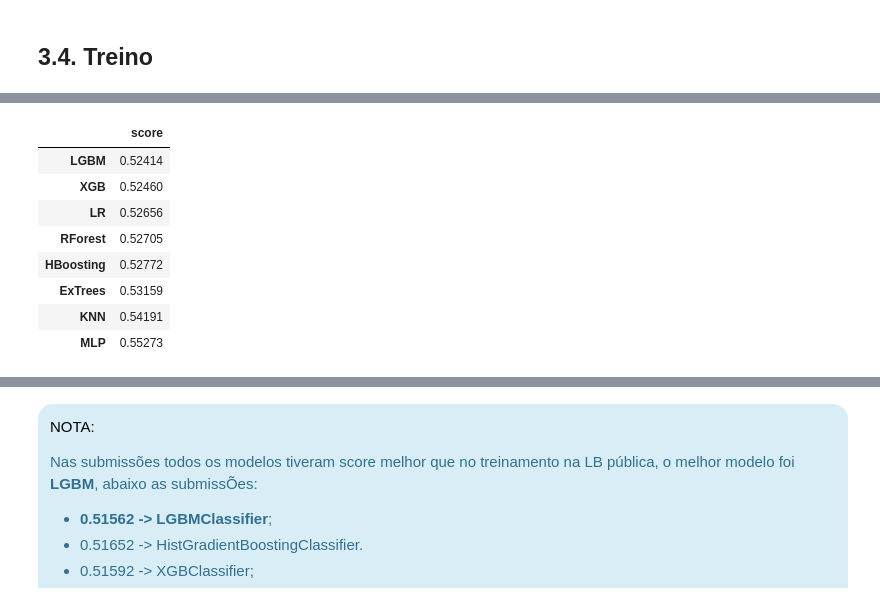
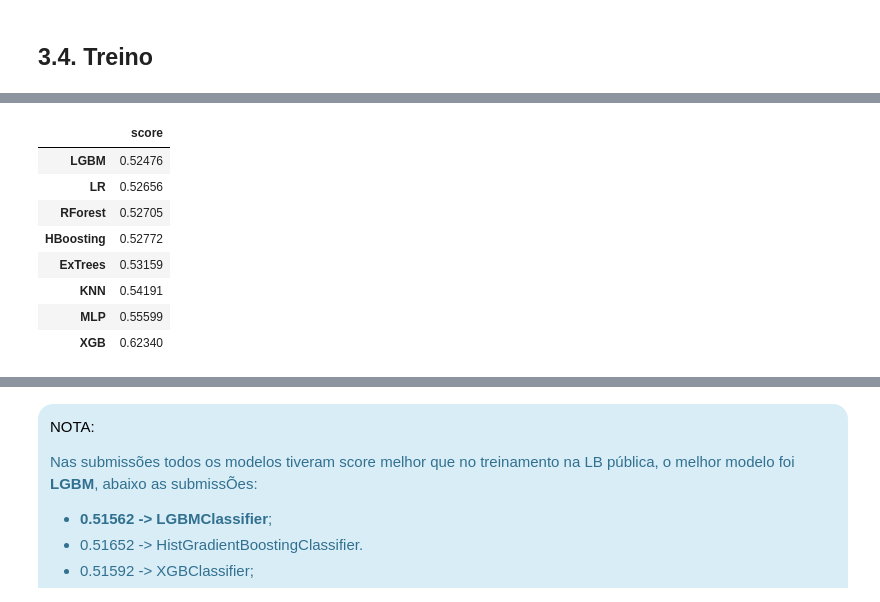
Before and after one commit to rogeriodelfim/Competicoes, a Jupyter notebook: Kaggle/Tabular Playground Series/2022/10 - Novembro/01. EDA.ipynb, the cells around one changed output, grey strips where cells are left out. Drawn from its saved outputs; the diff is of its cells as text; code cells hidden in the pictures.

```diff
--- a/Kaggle/Tabular Playground Series/2022/10 - Novembro/01. EDA.ipynb
+++ b/Kaggle/Tabular Playground Series/2022/10 - Novembro/01. EDA.ipynb
@@ -1342,25 +1366,6 @@ pipeline_rf   = Pipeline(steps=[variancethreshold, selectpercentile, ('model', m
 pipeline_hbc  = Pipeline(steps=[variancethreshold, selectpercentile, ('model', model_hbc)])
 # %% [markdown]
 ## 3.3. Funções da modelagem
-# %%
-def plot_oof_histogram(name, oof):
-
-    _, (ax1, ax2) = plt.subplots(1, 2, figsize=(20, 4))
-    ax1.hist(oof, range=(0, 1), bins=100, density=True, color='#ffd700')
-    ax1.set_title(f"{name} ")
-    ax1.set_facecolor('#0057b8') # blue
-
-    CalibrationDisplay.from_predictions(y, oof,
-                                        n_bins=20,
-                                        strategy='quantile',
-                                        ax=ax2,
-                                        color='#ffd700')
-
-    ax2.set_title('Probability calibration')
-    ax2.set_facecolor('#0057b8') # blue
-    ax2.legend('', frameon=False)
-
-    plt.show()
 # %%
 def delete_files(namefile):
 
@@ -1399,7 +1404,7 @@ def save_data_model(model_, model_name_, path_, y_pred_train_prob_, y_pred_test_
 
         if gera_submission_:
             df_submission[target_] = y_pred_test_submission_
-            df_submission.to_csv(path + 'Data/submission/' + model_name_+ '.csv', index=False)
+            df_submission.to_csv(path_ + 'Data/submission/' + model_name_+ '.csv', index=False)
 # %%
 def f1_eval(y_pred, dtrain):
     # https://stackoverflow.com/questions/51587535/custom-evaluation-function-based-on-f1-for-use-in-xgboost-python-api
@@ -1464,7 +1469,7 @@ def model_cv_fit(models_, X_, y_, X_test_, path_, target_=target, seed_=12359, p
                 model.fit(X_tr, y_tr,
                           model__eval_set=[(X_va, y_va)],
                           model__eval_metric ='binary_logloss',
-                          #model__callbacks=[early_stopping(100)]
+                          model__callbacks=[early_stopping(100)]
                           )
 
 
@@ -1533,10 +1538,8 @@ def model_cv_fit(models_, X_, y_, X_test_, path_, target_=target, seed_=12359, p
     df_score_mdl       = df_score_mdl.sort_values(by='score',ascending=True)
 
     if save_ensamble_:
-        #df_submission[target_] = df_oof_ts.mean(axis=1)
-        #df_submission.to_csv(path_+'Data/submission/emsable_average.csv', index=False)
-        jb.dump(df_oof_tr, path_ + 'Data\pkl\df_pred_tr.pkl.z')
-        jb.dump(df_oof_ts, path_ + 'Data\pkl\df_pred_ts.pkl.z');
+        jb.dump(df_oof_tr, path_ + 'Data/pkl/df_pred_tr.pkl.z')
+        jb.dump(df_oof_ts, path_ + 'Data/pkl/df_pred_ts.pkl.z');
 
     display(df_score_mdl)
     print()
@@ -1546,15 +1549,6 @@ def model_cv_fit(models_, X_, y_, X_test_, path_, target_=target, seed_=12359, p
 ## 3.4. Treino
 # %%
 %%time
-
-models_ = [
-    ('LR', model_lr, 1, 'lr_nb_01'),
-    ('KNN_200', model_knn, 1, 'knn_200_nb_01'),
-    ('MLP', model_mlp, 1, 'mlp_nb_01' ),
-    ('XGB', model_xgb, 3, 'xgb_nb_01'),
-    ('ExTrees', model_ext, 1, 'extrees_nb_01'),
-    ('LGBM', model_lgbm, 2, 'lgbm_nb_01'),
-    ('HBoosting', model_hbc, 1,'hboosting_nb_01')]
 
 models = [
     ('LR', pipeline_lr, 1, 'lr_nb_01'),
@@ -1593,14 +1587,14 @@ Fold 10 => L.Loss: 0.54709 - F1-score: 0.69453 - AUC:0.70400 - 0h 0m 23s
 ... (207 lines left out)
 weighted avg       0.72      0.72      0.72     20000
 
 [[7541 2459]
  [3115 6885]]
 |  | score |
-| LGBM | 0.52414 |
-| XGB | 0.52460 |
+| LGBM | 0.52476 |
 | LR | 0.52656 |
 | RForest | 0.52705 |
 | HBoosting | 0.52772 |
 | ExTrees | 0.53159 |
 | KNN | 0.54191 |
-| MLP | 0.55273 |
+| MLP | 0.55599 |
+| XGB | 0.62340 |
```
Also changed, not shown: parts of 46 cells of this notebook, 3 other files.
